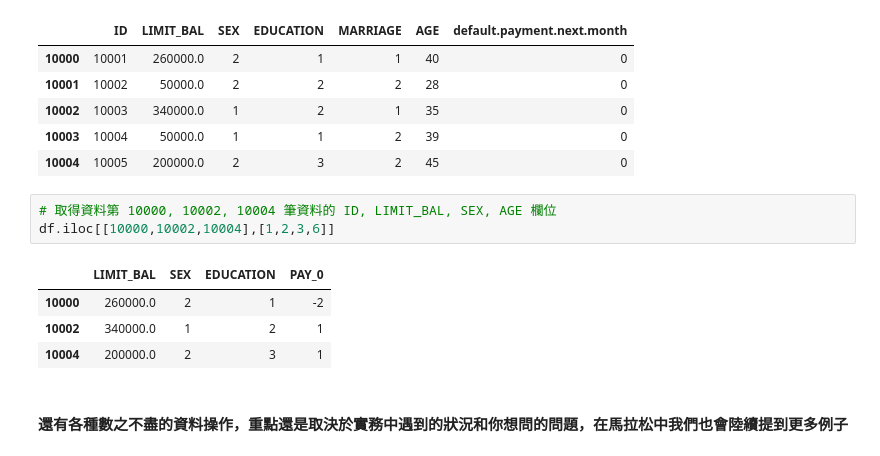
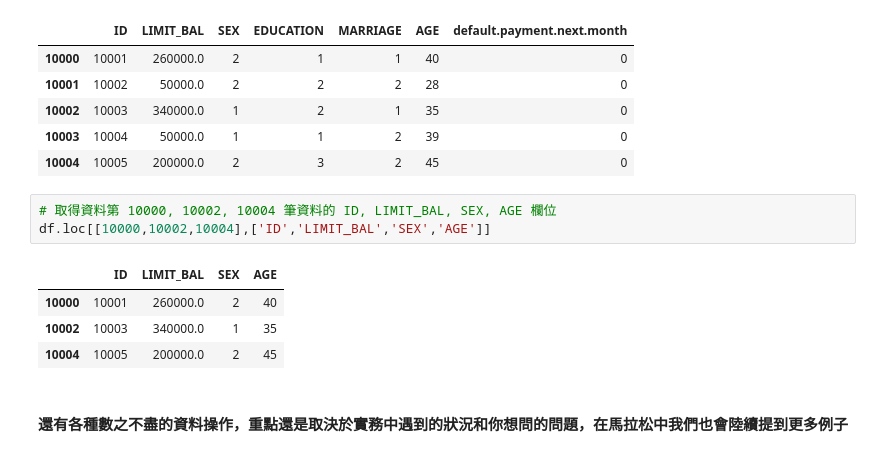
Before and after one commit to AdaHsu/2nd-ML100Days, a Jupyter notebook: homework/Day_002_HW.ipynb, the cells around one changed output. Saved outputs shown, nothing was run; the diff lists cells and outputs as text.

```diff
--- a/homework/Day_002_HW.ipynb
+++ b/homework/Day_002_HW.ipynb
@@ -96,12 +96,12 @@ df[['ID','LIMIT_BAL','SEX','EDUCATION','MARRIAGE','AGE','default.payment.next.mo
 | 10004 | 10005 | 200000.0 | 2 | 3 | 2 | 45 | 0 |
 # %%
 # 取得資料第 10000, 10002, 10004 筆資料的 ID, LIMIT_BAL, SEX, AGE 欄位
-df.iloc[[10000,10002,10004],[1,2,3,6]]
+df.loc[[10000,10002,10004],['ID','LIMIT_BAL','SEX','AGE']]
 # %% [output]
-|  | LIMIT_BAL | SEX | EDUCATION | PAY_0 |
-| 10000 | 260000.0 | 2 | 1 | -2 |
-| 10002 | 340000.0 | 1 | 2 | 1 |
-| 10004 | 200000.0 | 2 | 3 | 1 |
+|  | ID | LIMIT_BAL | SEX | AGE |
+| 10000 | 10001 | 260000.0 | 2 | 40 |
+| 10002 | 10003 | 340000.0 | 1 | 35 |
+| 10004 | 10005 | 200000.0 | 2 | 45 |
 # %% [markdown]
 #### 還有各種數之不盡的資料操作，重點還是取決於實務中遇到的狀況和你想問的問題，在馬拉松中我們也會陸續提到更多例子
 # %%
```
